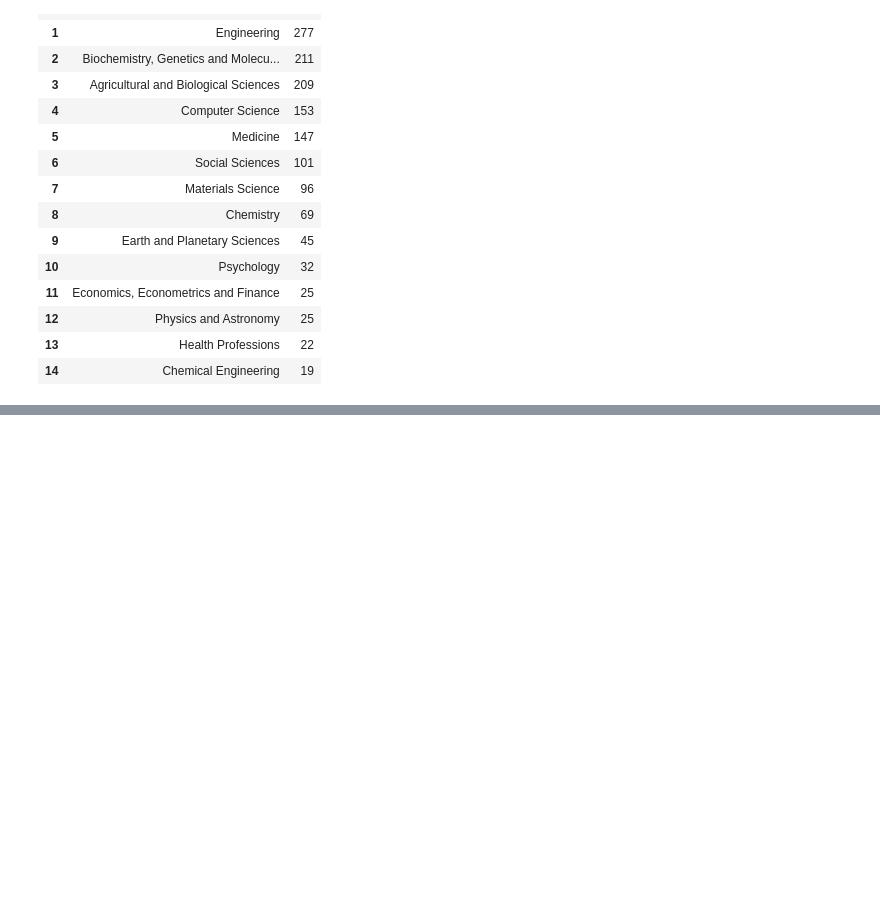
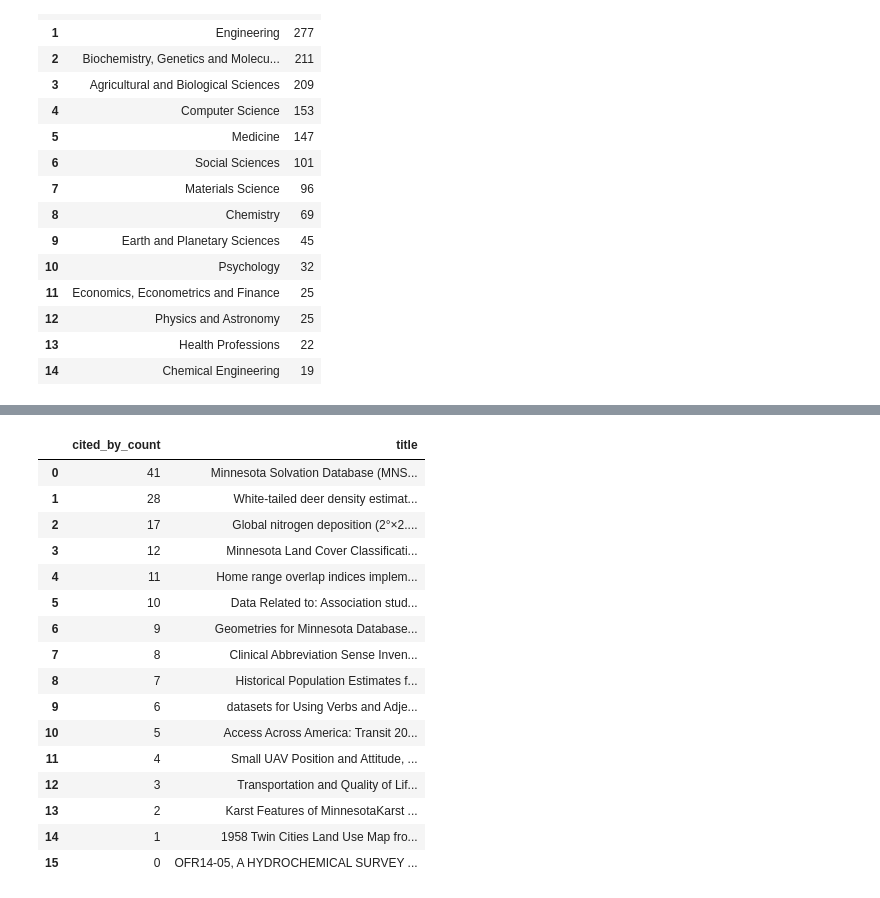
Before and after one commit to senderrr/OpenAlex, a Jupyter notebook: OpenAlexSourceVisuals.ipynb, the cells around one changed output, grey strips where cells are left out. Saved outputs shown, nothing was run; the diff lists cells and outputs as text; code cells hidden in the pictures; blank space fills up the shorter version.

Commit message:
cited by charts

```diff
--- a/OpenAlexSourceVisuals.ipynb
+++ b/OpenAlexSourceVisuals.ipynb
@@ -189,0 +211,20 @@ topics_field_display_name_ror.head(15).reset_index(drop=True)
+# %%
+df['title'].groupby(df['cited_by_count']).sum().reset_index().sort_values(by=['cited_by_count'], ascending=False).reset_index(drop=True)
+# %% [output]
+|  | cited_by_count | title |
+| 0 | 41 | Minnesota Solvation Database (MNS... |
+| 1 | 28 | White-tailed deer density estimat... |
+| 2 | 17 | Global nitrogen deposition (2°×2.... |
+| 3 | 12 | Minnesota Land Cover Classificati... |
+| 4 | 11 | Home range overlap indices implem... |
+| 5 | 10 | Data Related to: Association stud... |
+| 6 | 9 | Geometries for Minnesota Database... |
+| 7 | 8 | Clinical Abbreviation Sense Inven... |
+| 8 | 7 | Historical Population Estimates f... |
+| 9 | 6 | datasets for Using Verbs and Adje... |
+| 10 | 5 | Access Across America: Transit 20... |
+| 11 | 4 | Small UAV Position and Attitude, ... |
+| 12 | 3 | Transportation and Quality of Lif... |
+| 13 | 2 | Karst Features of MinnesotaKarst ... |
+| 14 | 1 | 1958 Twin Cities Land Use Map fro... |
+| 15 | 0 | OFR14-05, A HYDROCHEMICAL SURVEY ... |
```
Also changed, not shown: parts of 16 cells of this notebook, 1 other file.
